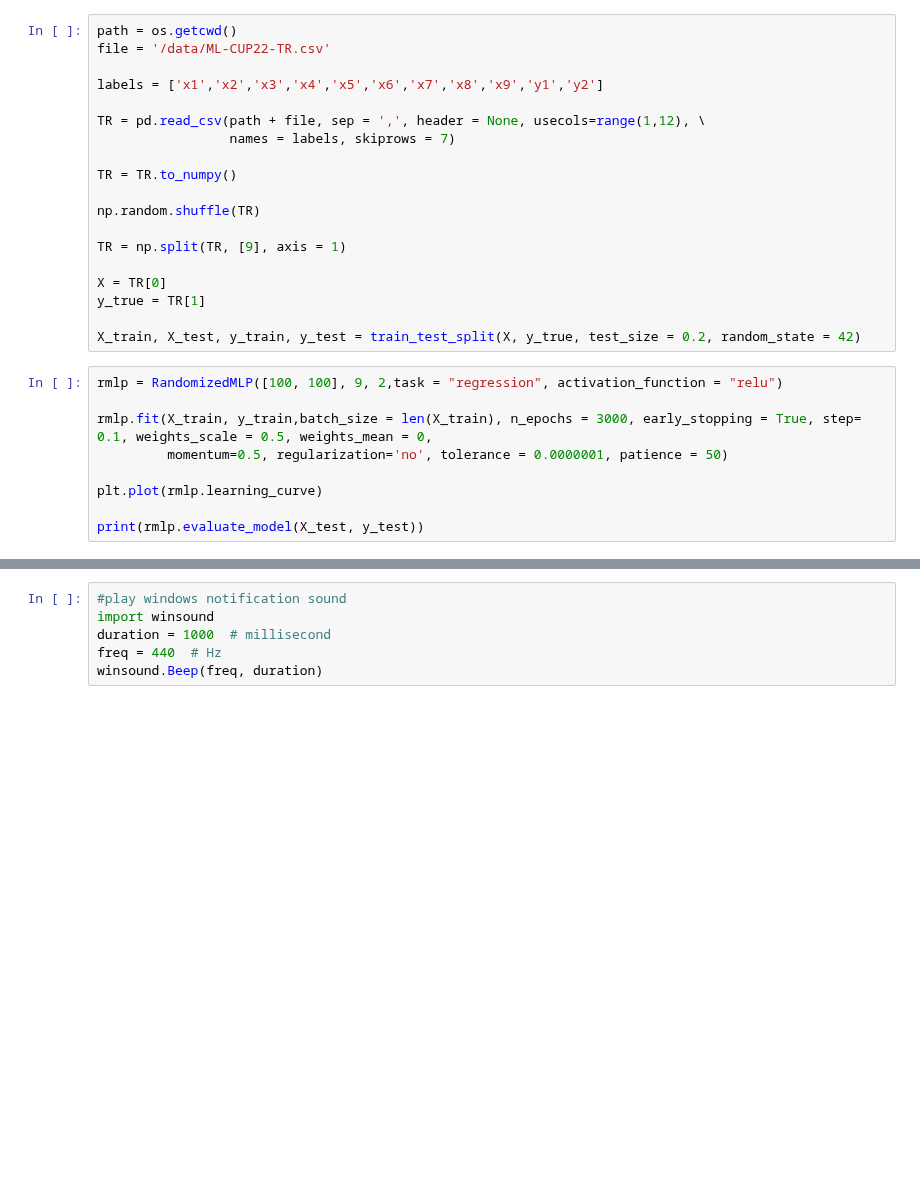
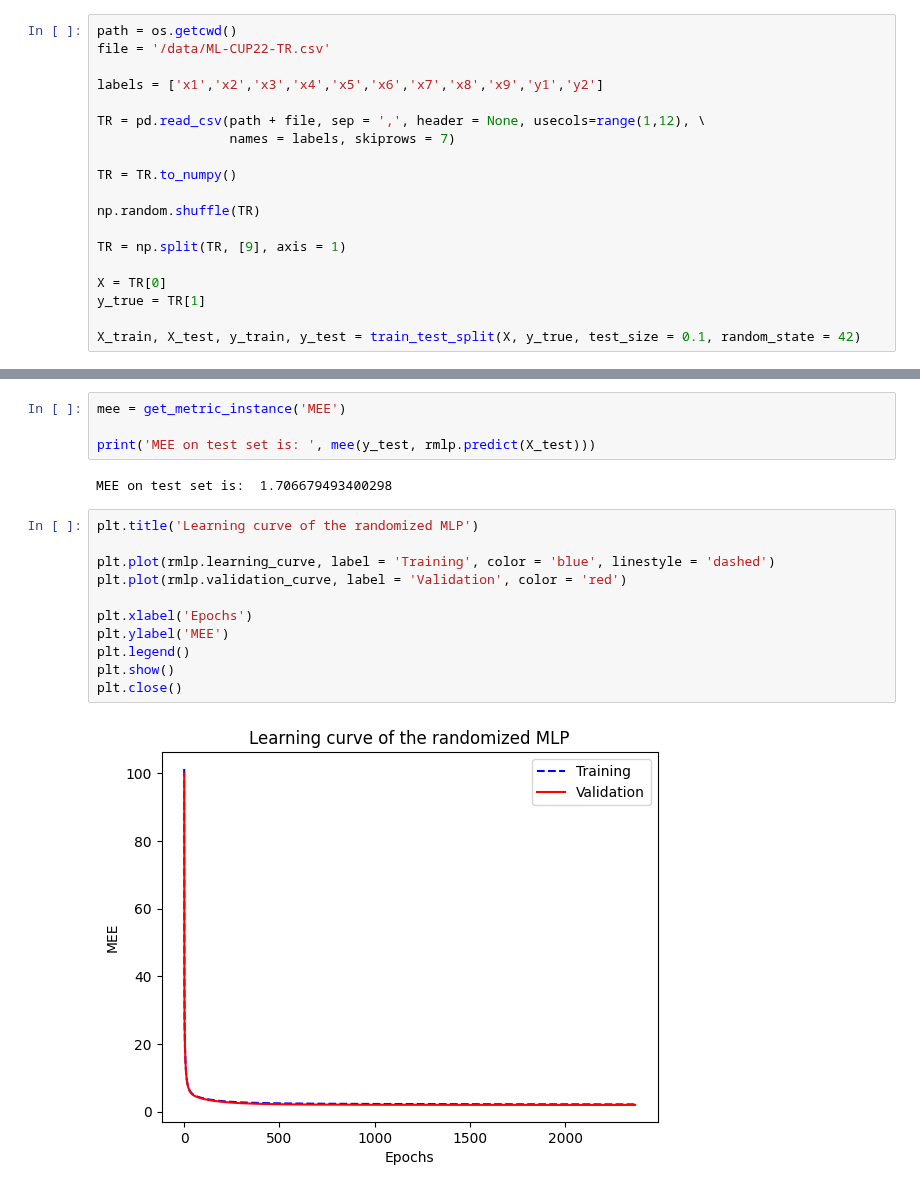
Before and after one commit to DreRnc/MLx2, a Jupyter notebook: random_mlp.ipynb, the cells around one changed output, grey strips where cells are left out. Drawn from its saved outputs; the diff is of its cells as text; blank space fills up the shorter version.

Commit message:
randomized mlp e gitignore

```diff
--- a/random_mlp.ipynb
+++ b/random_mlp.ipynb
@@ -26,13 +30,4 @@ TR = np.split(TR, [9], axis = 1)
 X = TR[0]
 y_true = TR[1]
 
-X_train, X_test, y_train, y_test = train_test_split(X, y_true, test_size = 0.2, random_state = 42)
+X_train, X_test, y_train, y_test = train_test_split(X, y_true, test_size = 0.1, random_state = 42)
-# %%
-rmlp = RandomizedMLP([100, 100], 9, 2,task = "regression", activation_function = "relu")
-
-rmlp.fit(X_train, y_train,batch_size = len(X_train), n_epochs = 3000, early_stopping = True, step= 0.1, weights_scale = 0.5, weights_mean = 0,
-         momentum=0.5, regularization='no', tolerance = 0.0000001, patience = 50)
-
-plt.plot(rmlp.learning_curve)
-
-print(rmlp.evaluate_model(X_test, y_test))
@@ -77,6 +107,19 @@ Parallelisation activated
-# %%
-#play windows notification sound
-import winsound
-duration = 1000  # millisecond
-freq = 440  # Hz
-winsound.Beep(freq, duration)
+# %%
+mee = get_metric_instance('MEE')
+
+print('MEE on test set is: ', mee(y_test, rmlp.predict(X_test)))
+# %% [output]
+MEE on test set is:  1.706679493400298
+# %%
+plt.title('Learning curve of the randomized MLP')
+
+plt.plot(rmlp.learning_curve, label = 'Training', color = 'blue', linestyle = 'dashed')
+plt.plot(rmlp.validation_curve, label = 'Validation', color = 'red')
+
+plt.xlabel('Epochs')
+plt.ylabel('MEE')
+plt.legend()
+plt.show()
+plt.close()
+# %% [output]
+[figure, added]
```
Also changed, not shown: parts of 8 cells of this notebook, 1 other file.
